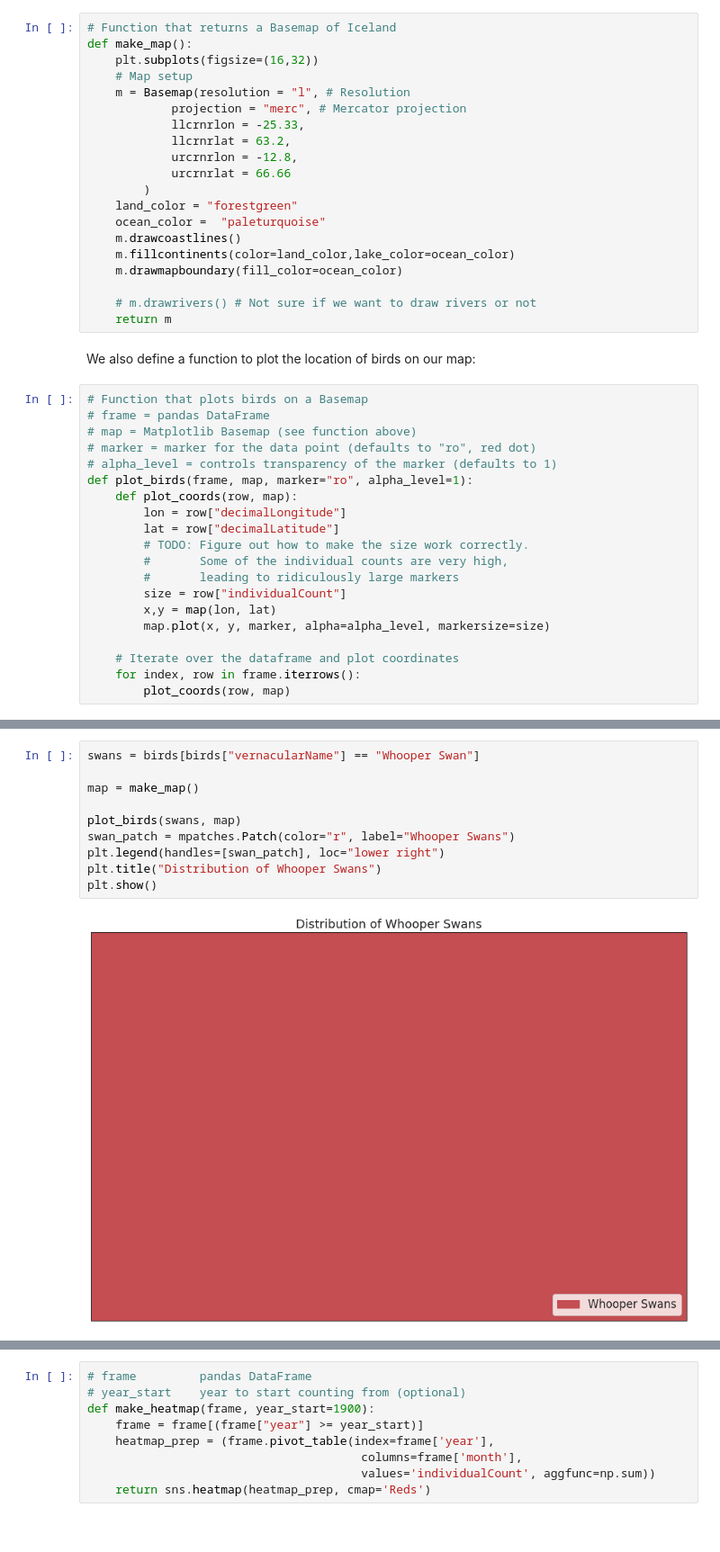
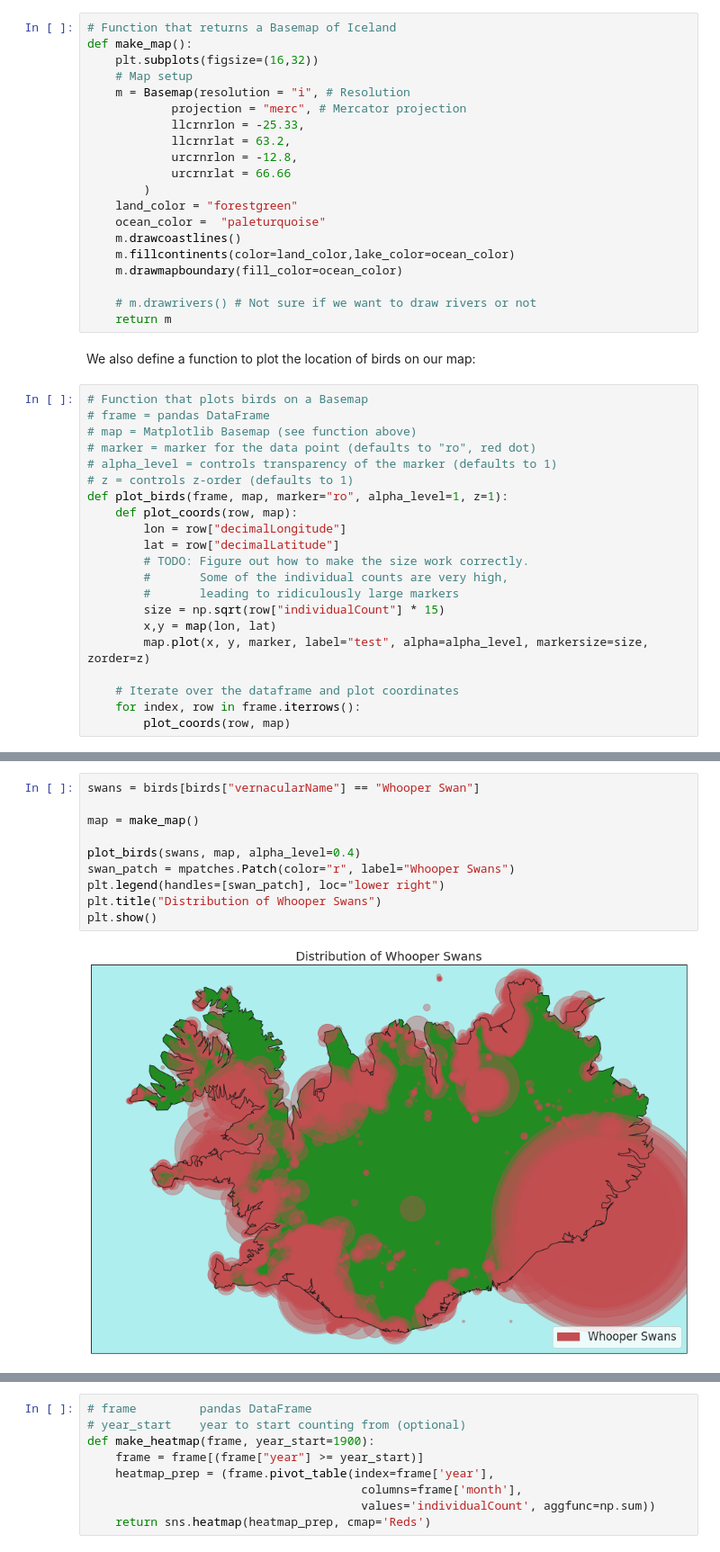
Before and after one commit to sveppalicious/Birds, a Jupyter notebook: Birds.ipynb, the cells around one changed output, grey strips where cells are left out. Shown: that part at 90% size. Drawn from its saved outputs; the diff is of its cells as text.

Commit message:
Wrote stuff, added images, improved plot_birds() and more

```diff
--- a/Birds.ipynb
+++ b/Birds.ipynb
@@ -229,7 +229,7 @@ Since we are gonna be plotting multiple maps we define a function **make_map()**
 def make_map():
     plt.subplots(figsize=(16,32))
     # Map setup
-    m = Basemap(resolution = "l", # Resolution
+    m = Basemap(resolution = "i", # Resolution
             projection = "merc", # Mercator projection
             llcrnrlon = -25.33,
             llcrnrlat = 63.2,
@@ -252,16 +252,17 @@ We also define a function to plot the location of birds on our map:
 # map = Matplotlib Basemap (see function above)
 # marker = marker for the data point (defaults to "ro", red dot)
 # alpha_level = controls transparency of the marker (defaults to 1)
-def plot_birds(frame, map, marker="ro", alpha_level=1):
+# z = controls z-order (defaults to 1)
+def plot_birds(frame, map, marker="ro", alpha_level=1, z=1):
     def plot_coords(row, map):
         lon = row["decimalLongitude"]
         lat = row["decimalLatitude"]
         # TODO: Figure out how to make the size work correctly.
         #       Some of the individual counts are very high,
         #       leading to ridiculously large markers
-        size = row["individualCount"]
+        size = np.sqrt(row["individualCount"] * 15)
         x,y = map(lon, lat)
-        map.plot(x, y, marker, alpha=alpha_level, markersize=size)
+        map.plot(x, y, marker, label="test", alpha=alpha_level, markersize=size, zorder=z)
 
     # Iterate over the dataframe and plot coordinates
     for index, row in frame.iterrows():
@@ -303,12 +317,12 @@ plt.show()
 # %%
 swans = birds[birds["vernacularName"] == "Whooper Swan"]
 
 map = make_map()
 
-plot_birds(swans, map)
+plot_birds(swans, map, alpha_level=0.4)
 swan_patch = mpatches.Patch(color="r", label="Whooper Swans")
 plt.legend(handles=[swan_patch], loc="lower right")
 plt.title("Distribution of Whooper Swans")
 plt.show()
 # %% [output]
-[figure, old version]
+[figure, new version]
```
Also changed, not shown: parts of 31 cells of this notebook, 7 other files.
